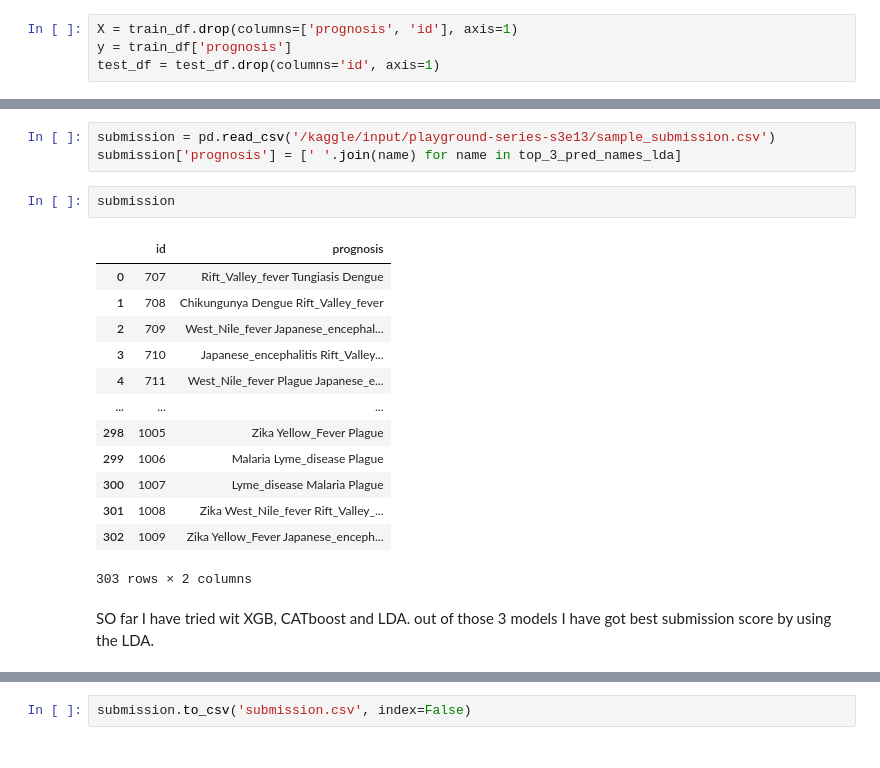
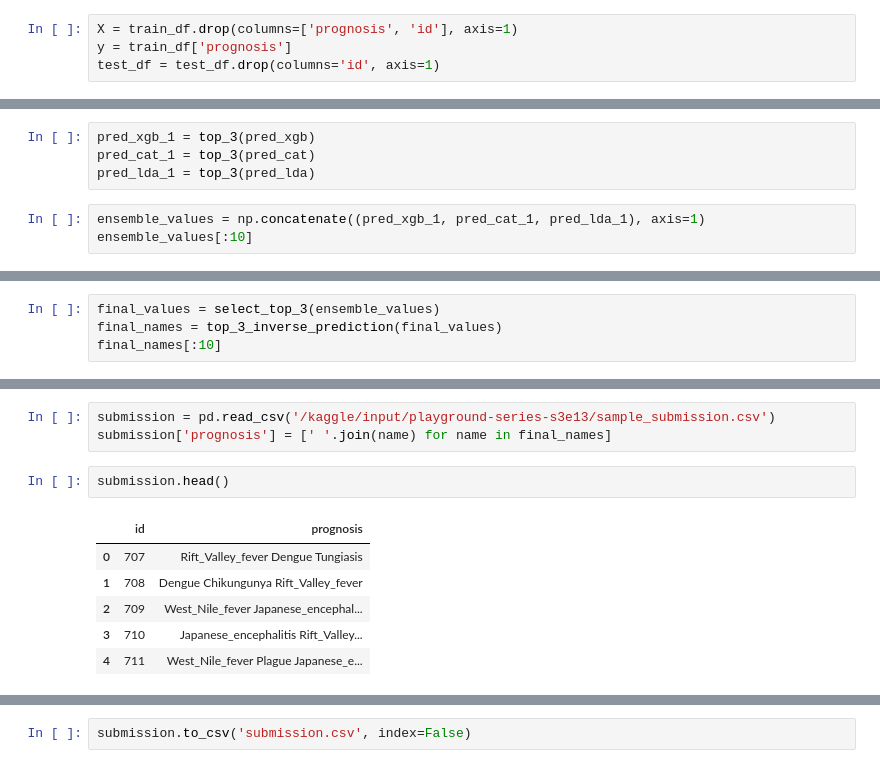
Before and after one commit to charu11/kaggle_competitions, a Jupyter notebook: ps-s3-e13.ipynb, the cells around one changed output, grey strips where cells are left out. Saved outputs shown, nothing was run; the diff lists cells and outputs as text.

Commit message:
Kaggle Notebook | PS S3 E13 | EDA | Modeling | Version 20

```diff
--- a/ps-s3-e13.ipynb
+++ b/ps-s3-e13.ipynb
@@ -368,0 +380,7 @@ top_3_pred_names_lda = top_3_inverse_prediction(top_3_pred_ids_lda)
+# %%
+pred_xgb_1 = top_3(pred_xgb)
+pred_cat_1 = top_3(pred_cat)
+pred_lda_1 = top_3(pred_lda)
+# %%
+ensemble_values = np.concatenate((pred_xgb_1, pred_cat_1, pred_lda_1), axis=1)
+ensemble_values[:10]
@@ -368,0 +444,4 @@ top_3_pred_names_lda = top_3_inverse_prediction(top_3_pred_ids_lda)
+# %%
+final_values = select_top_3(ensemble_values)
+final_names = top_3_inverse_prediction(final_values)
+final_names[:10]
@@ -369,21 +459,12 @@ top_3_pred_names_lda = top_3_inverse_prediction(top_3_pred_ids_lda)
 # %%
 submission = pd.read_csv('/kaggle/input/playground-series-s3e13/sample_submission.csv')
-submission['prognosis'] = [' '.join(name) for name in top_3_pred_names_lda]
+submission['prognosis'] = [' '.join(name) for name in final_names]
 # %%
-submission
+submission.head()
 # %% [output]
 |  | id | prognosis |
-| 0 | 707 | Rift_Valley_fever Tungiasis Dengue |
-| 1 | 708 | Chikungunya Dengue Rift_Valley_fever |
+| 0 | 707 | Rift_Valley_fever Dengue Tungiasis |
+| 1 | 708 | Dengue Chikungunya Rift_Valley_fever |
 | 2 | 709 | West_Nile_fever Japanese_encephal... |
 | 3 | 710 | Japanese_encephalitis Rift_Valley... |
 | 4 | 711 | West_Nile_fever Plague Japanese_e... |
-| ... | ... | ... |
-| 298 | 1005 | Zika Yellow_Fever Plague |
-| 299 | 1006 | Malaria Lyme_disease Plague |
-| 300 | 1007 | Lyme_disease Malaria Plague |
-| 301 | 1008 | Zika West_Nile_fever Rift_Valley_... |
-| 302 | 1009 | Zika Yellow_Fever Japanese_enceph... |
-303 rows × 2 columns
-# %% [markdown]
-SO far I have tried wit XGB, CATboost and LDA. out of those 3 models I have got best submission score by using the LDA.
```
Also changed, not shown: parts of 19 cells of this notebook.
